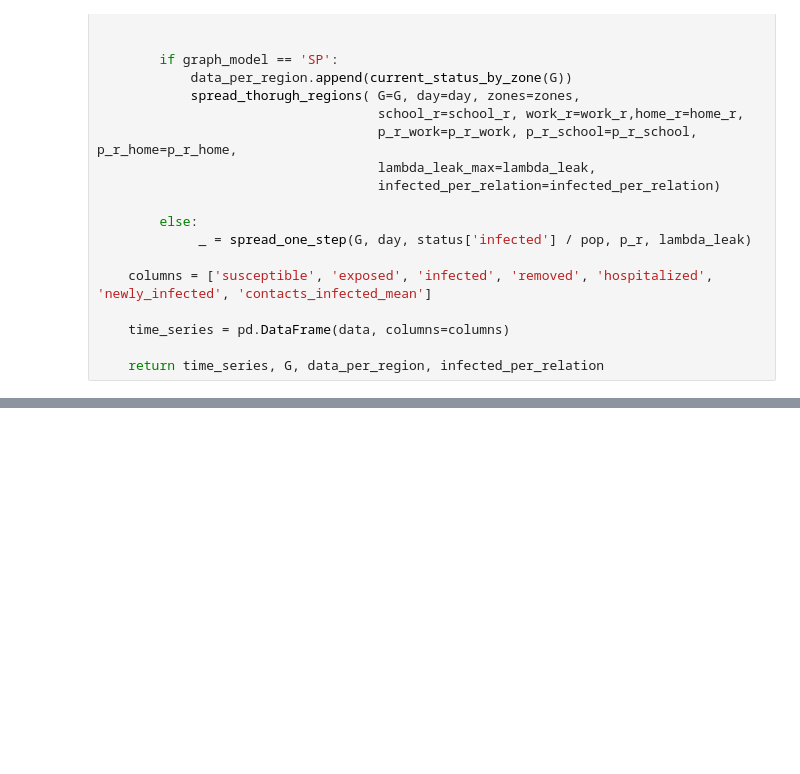
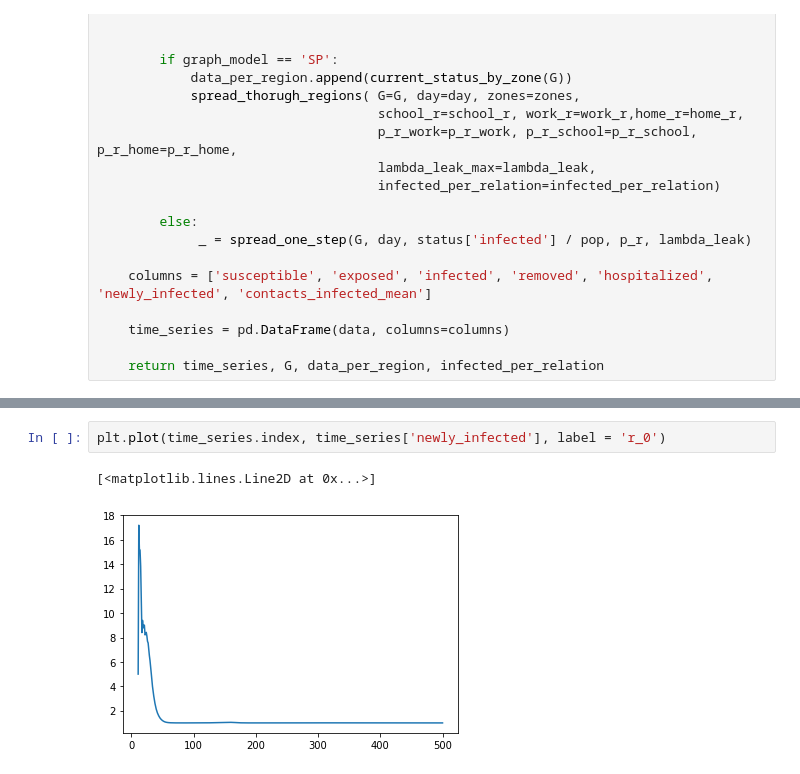
Before and after one commit to yambanis/CovidMDP, a Jupyter notebook: notebooks/Planning/simulation with age.ipynb, the cells around one changed output, grey strips where cells are left out. Saved outputs shown, nothing was run; the diff lists cells and outputs as text; blank space fills up the shorter version.

```diff
--- a/notebooks/Planning/simulation with age.ipynb
+++ b/notebooks/Planning/simulation with age.ipynb
@@ -367,0 +465,5 @@ plot_capacity(time_series, 'No restrictions', True)
+# %%
+plt.plot(time_series.index, time_series['newly_infected'], label = 'r_0')
+# %% [output]
+[<matplotlib.lines.Line2D at 0x...>]
+[figure, added]
```
Also changed, not shown: parts of 15 cells of this notebook, 12 other files.
